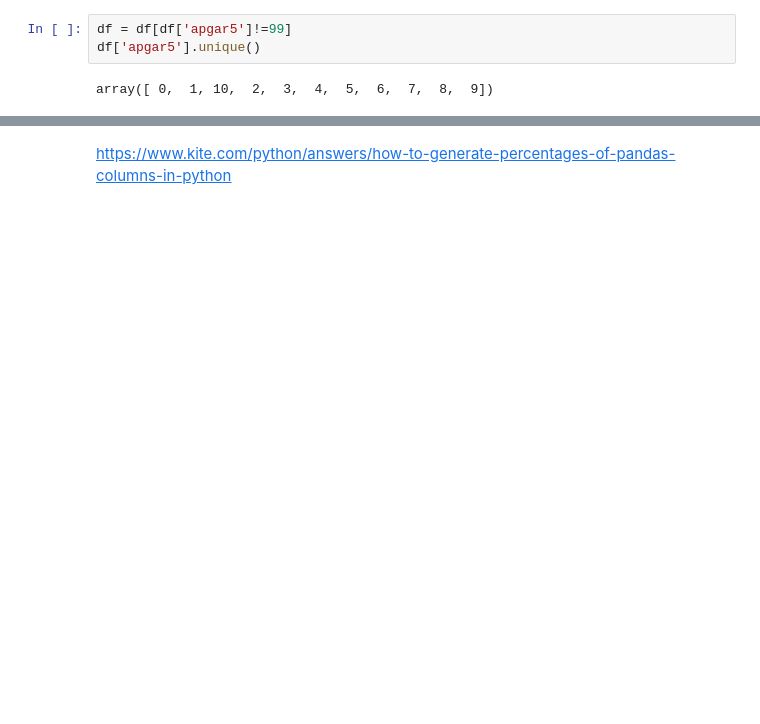
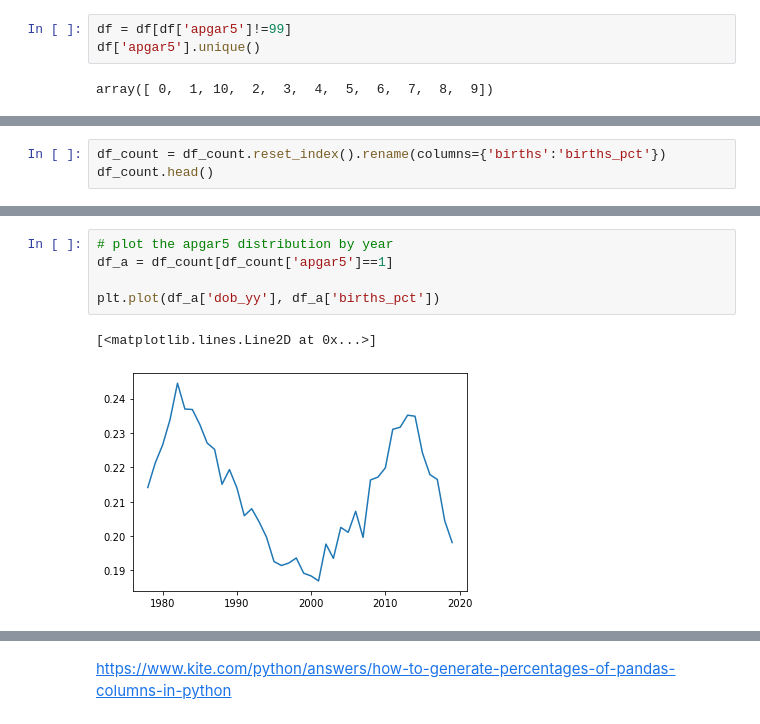
Before and after one commit to tvhahn/cdc-birth-data, a Jupyter notebook: notebooks/1.0-explore-apgar.ipynb, the cells around one changed output, grey strips where cells are left out. Saved outputs shown, nothing was run; the diff lists cells and outputs as text; blank space fills up the shorter version.

```diff
--- a/notebooks/1.0-explore-apgar.ipynb
+++ b/notebooks/1.0-explore-apgar.ipynb
@@ -184,0 +186,3 @@ df_count.groupby(level=0).apply(lambda x: 100 * x / x.sum())
+# %%
+df_count = df_count.reset_index().rename(columns={'births':'births_pct'})
+df_count.head()
@@ -184,0 +196,8 @@ df_count.groupby(level=0).apply(lambda x: 100 * x / x.sum())
+# %%
+# plot the apgar5 distribution by year
+df_a = df_count[df_count['apgar5']==1]
+
+plt.plot(df_a['dob_yy'], df_a['births_pct'])
+# %% [output]
+[<matplotlib.lines.Line2D at 0x...>]
+[figure, added]
```
Also changed, not shown: parts of 10 cells of this notebook.
